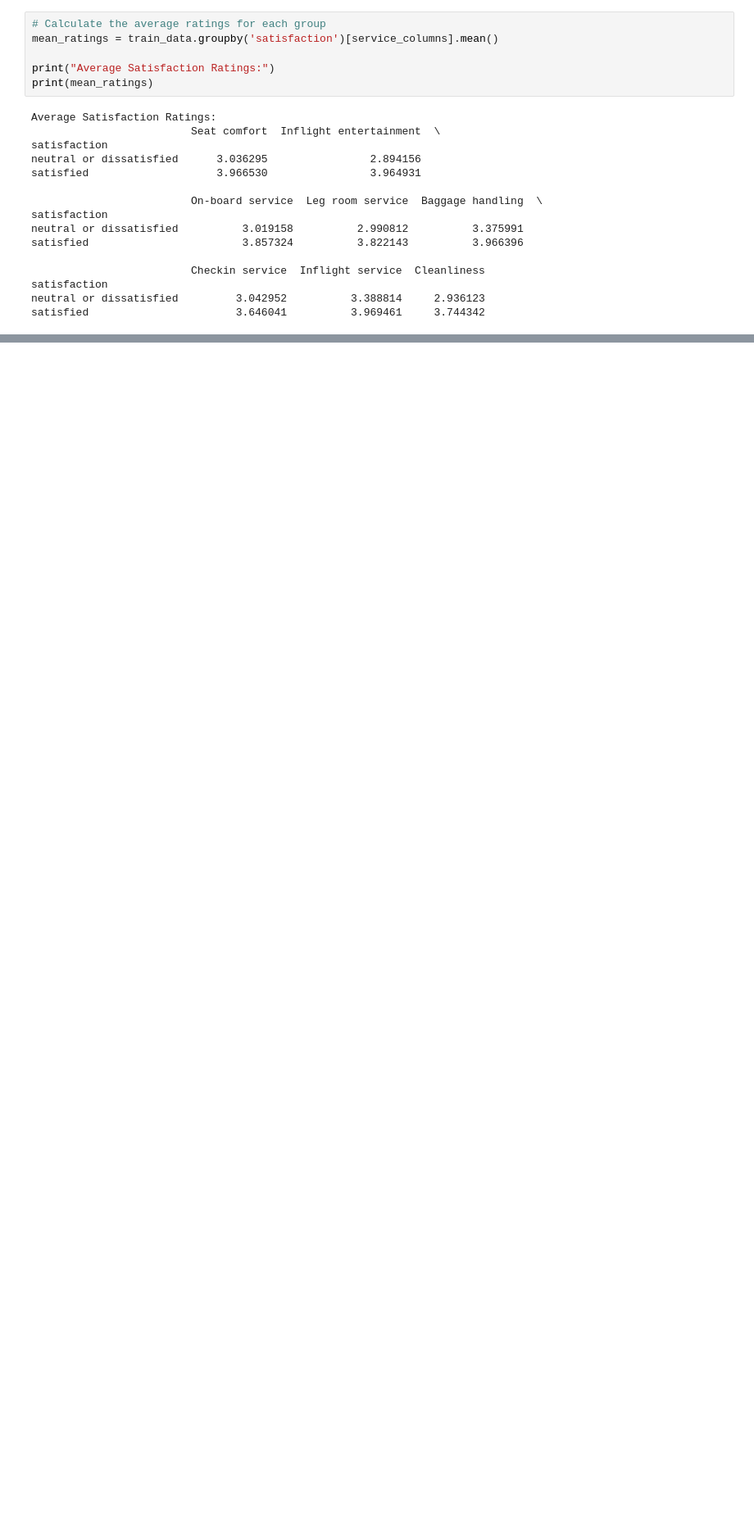
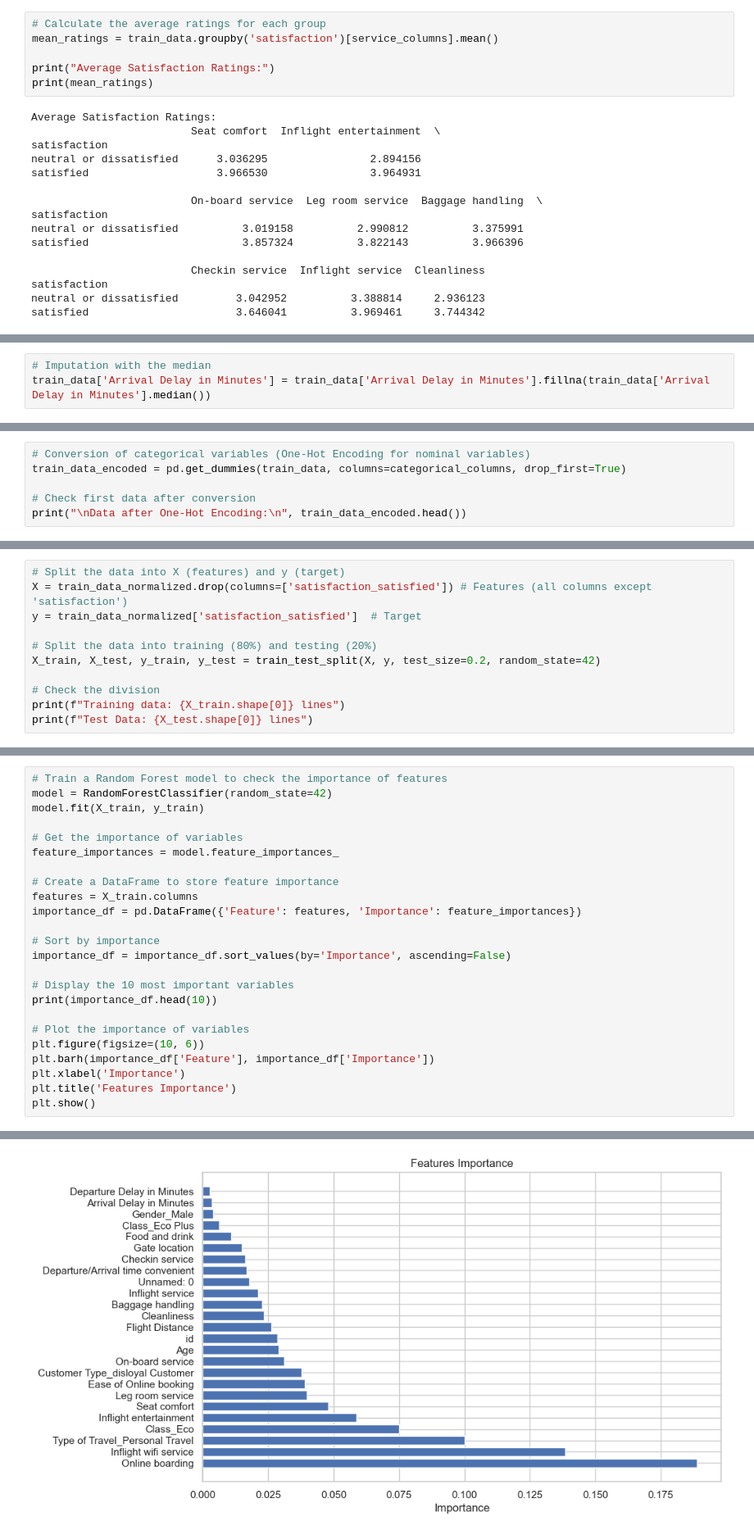
Before and after one commit to inessmatos/FAA_Project2, a Jupyter notebook: FAA_Project2.ipynb, the cells around one changed output, grey strips where cells are left out. Shown at 82% size. Saved outputs shown, nothing was run; the diff lists cells and outputs as text; blank space fills up the shorter version.

```diff
--- a/FAA_Project2.ipynb
+++ b/FAA_Project2.ipynb
@@ -398,0 +434,3 @@ satisfied                       3.646041          3.969461     3.744342
+# %%
+# Imputation with the median
+train_data['Arrival Delay in Minutes'] = train_data['Arrival Delay in Minutes'].fillna(train_data['Arrival Delay in Minutes'].median())
@@ -398,0 +512,6 @@ satisfied                       3.646041          3.969461     3.744342
+# %%
+# Conversion of categorical variables (One-Hot Encoding for nominal variables)
+train_data_encoded = pd.get_dummies(train_data, columns=categorical_columns, drop_first=True)
+
+# Check first data after conversion
+print("\nData after One-Hot Encoding:\n", train_data_encoded.head())
@@ -398,0 +594,11 @@ satisfied                       3.646041          3.969461     3.744342
+# %%
+# Split the data into X (features) and y (target)
+X = train_data_normalized.drop(columns=['satisfaction_satisfied']) # Features (all columns except 'satisfaction')
+y = train_data_normalized['satisfaction_satisfied']  # Target
+
+# Split the data into training (80%) and testing (20%)
+X_train, X_test, y_train, y_test = train_test_split(X, y, test_size=0.2, random_state=42)
+
+# Check the division
+print(f"Training data: {X_train.shape[0]} lines")
+print(f"Test Data: {X_test.shape[0]} lines")
@@ -398,0 +608,25 @@ satisfied                       3.646041          3.969461     3.744342
+# %%
+# Train a Random Forest model to check the importance of features
+model = RandomForestClassifier(random_state=42)
+model.fit(X_train, y_train)
+
+# Get the importance of variables
+feature_importances = model.feature_importances_
+
+# Create a DataFrame to store feature importance
+features = X_train.columns
+importance_df = pd.DataFrame({'Feature': features, 'Importance': feature_importances})
+
+# Sort by importance
+importance_df = importance_df.sort_values(by='Importance', ascending=False)
+
+# Display the 10 most important variables
+print(importance_df.head(10))
+
+# Plot the importance of variables
+plt.figure(figsize=(10, 6))
+plt.barh(importance_df['Feature'], importance_df['Importance'])
+plt.xlabel('Importance')
+plt.title('Features Importance')
+plt.show()
+# %% [output]
@@ -398,0 +644 @@ satisfied                       3.646041          3.969461     3.744342
+[figure, added]
```
Also changed, not shown: parts of 16 cells of this notebook.
